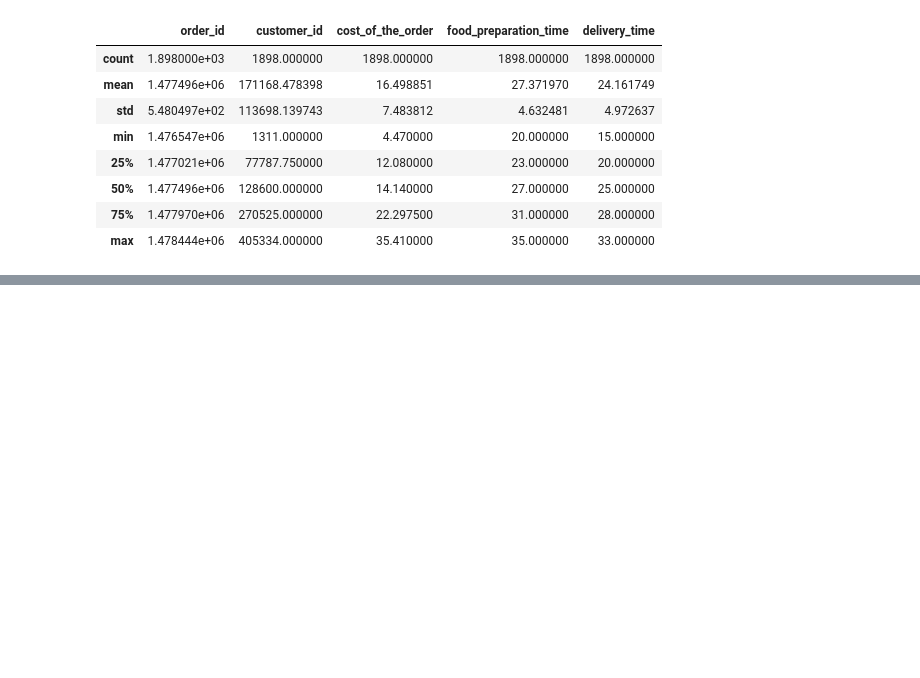
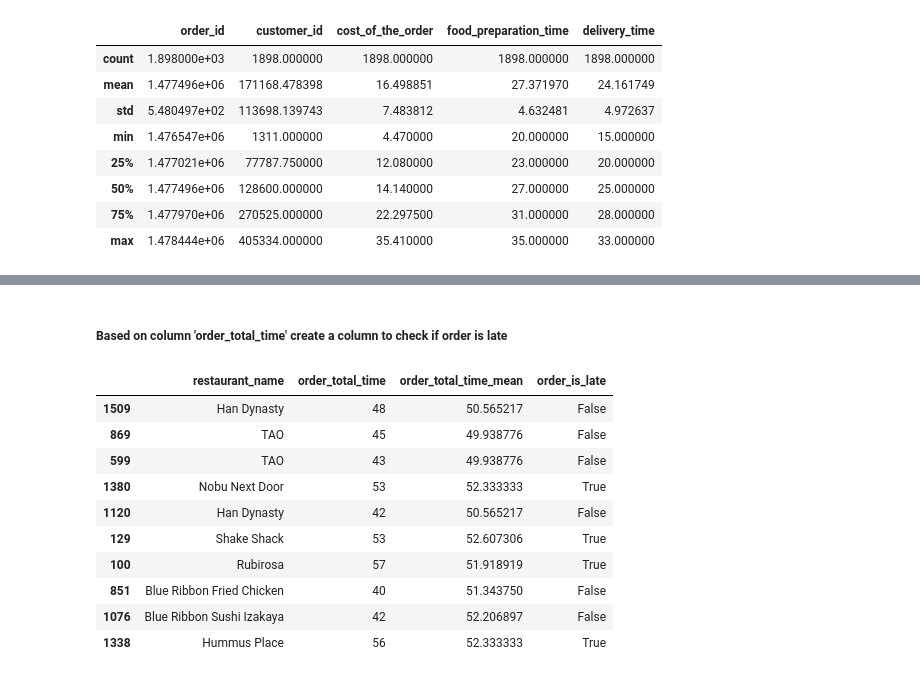
Before and after one commit to J3SSY-ANDU/Food-Delivery-Data-Analysis, a Jupyter notebook: notebooks/food_delivery_orders_eda.ipynb, the cells around one changed output, grey strips where cells are left out. Drawn from its saved outputs; the diff is of its cells as text; code cells hidden in the pictures; blank space fills up the shorter version.

```diff
--- a/notebooks/food_delivery_orders_eda.ipynb
+++ b/notebooks/food_delivery_orders_eda.ipynb
@@ -101,0 +258,3 @@ df.describe() # get summary statistics for numerical columns
+# %%
+df['order_total_time_mean'] = df.groupby('restaurant_name')['order_total_time'].transform('mean')
+df[['restaurant_name', 'order_total_time', 'order_total_time_mean']].sample(10)  # Display a random sample of 10 rows with the new column
@@ -101,0 +282,17 @@ df.describe() # get summary statistics for numerical columns
+# %% [markdown]
+##### Based on column 'order_total_time' create a column to check if order is late
+# %%
+df['order_is_late'] = df['order_total_time'] > df['order_total_time_mean']
+df[['restaurant_name', 'order_total_time', 'order_total_time_mean', 'order_is_late']].sample(10)  # Display a random sample of 10 rows with the new column
+# %% [output]
+|  | restaurant_name | order_total_time | order_total_time_mean | order_is_late |
+| 1509 | Han Dynasty | 48 | 50.565217 | False |
+| 869 | TAO | 45 | 49.938776 | False |
+| 599 | TAO | 43 | 49.938776 | False |
+| 1380 | Nobu Next Door | 53 | 52.333333 | True |
+| 1120 | Han Dynasty | 42 | 50.565217 | False |
+| 129 | Shake Shack | 53 | 52.607306 | True |
+| 100 | Rubirosa | 57 | 51.918919 | True |
+| 851 | Blue Ribbon Fried Chicken | 40 | 51.343750 | False |
+| 1076 | Blue Ribbon Sushi Izakaya | 42 | 52.206897 | False |
+| 1338 | Hummus Place | 56 | 52.333333 | True |
```
Also changed, not shown: parts of 32 cells of this notebook, 1 other file.
